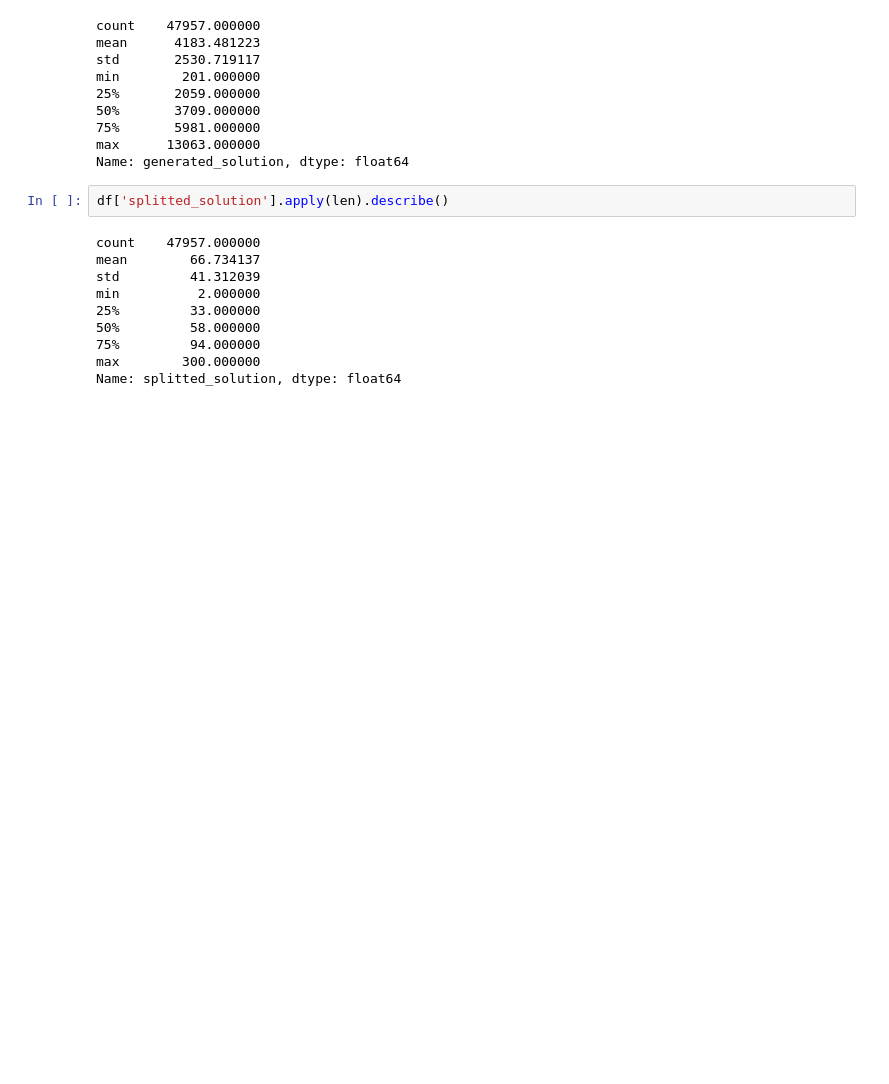
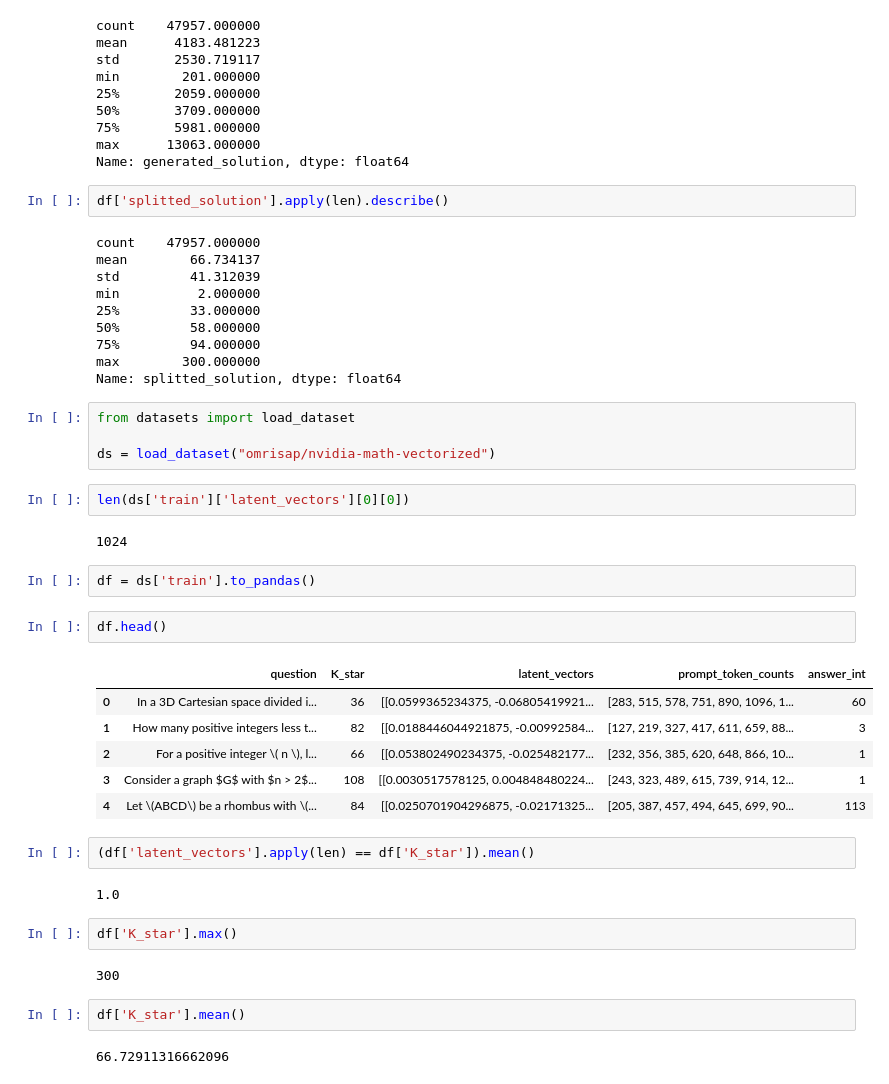
Before and after one commit to omrisapir1/LMMS, a Jupyter notebook: Untitled.ipynb, the cells around one changed output. Drawn from its saved outputs; the diff is of its cells as text; blank space fills up the shorter version.

```diff
--- a/Untitled.ipynb
+++ b/Untitled.ipynb
@@ -544,3 +544,34 @@ min          2.000000
 75%         94.000000
 max        300.000000
 Name: splitted_solution, dtype: float64
+# %%
+from datasets import load_dataset
+
+ds = load_dataset("omrisap/nvidia-math-vectorized")
+# %%
+len(ds['train']['latent_vectors'][0][0])
+# %% [output]
+1024
+# %%
+df = ds['train'].to_pandas()
+# %%
+df.head()
+# %% [output]
+|  | question | K_star | latent_vectors | prompt_token_counts | answer_int |
+| 0 | In a 3D Cartesian space divided i... | 36 | [[0.0599365234375, -0.06805419921... | [283, 515, 578, 751, 890, 1096, 1... | 60 |
+| 1 | How many positive integers less t... | 82 | [[0.0188446044921875, -0.00992584... | [127, 219, 327, 417, 611, 659, 88... | 3 |
+| 2 | For a positive integer \( n \), l... | 66 | [[0.053802490234375, -0.025482177... | [232, 356, 385, 620, 648, 866, 10... | 1 |
+| 3 | Consider a graph $G$ with $n > 2$... | 108 | [[0.0030517578125, 0.004848480224... | [243, 323, 489, 615, 739, 914, 12... | 1 |
+| 4 | Let \(ABCD\) be a rhombus with \(... | 84 | [[0.0250701904296875, -0.02171325... | [205, 387, 457, 494, 645, 699, 90... | 113 |
+# %%
+(df['latent_vectors'].apply(len) == df['K_star']).mean()
+# %% [output]
+1.0
+# %%
+df['K_star'].max()
+# %% [output]
+300
+# %%
+df['K_star'].mean()
+# %% [output]
+66.72911316662096
```
Also changed, not shown: 6 other files.
